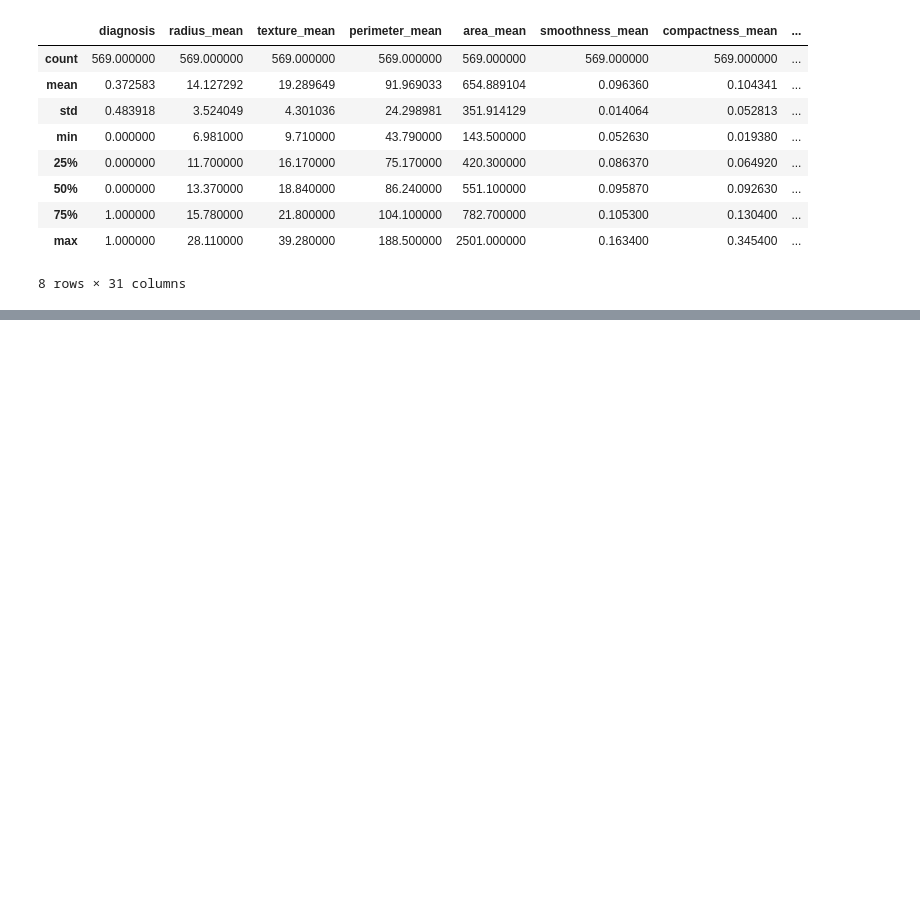
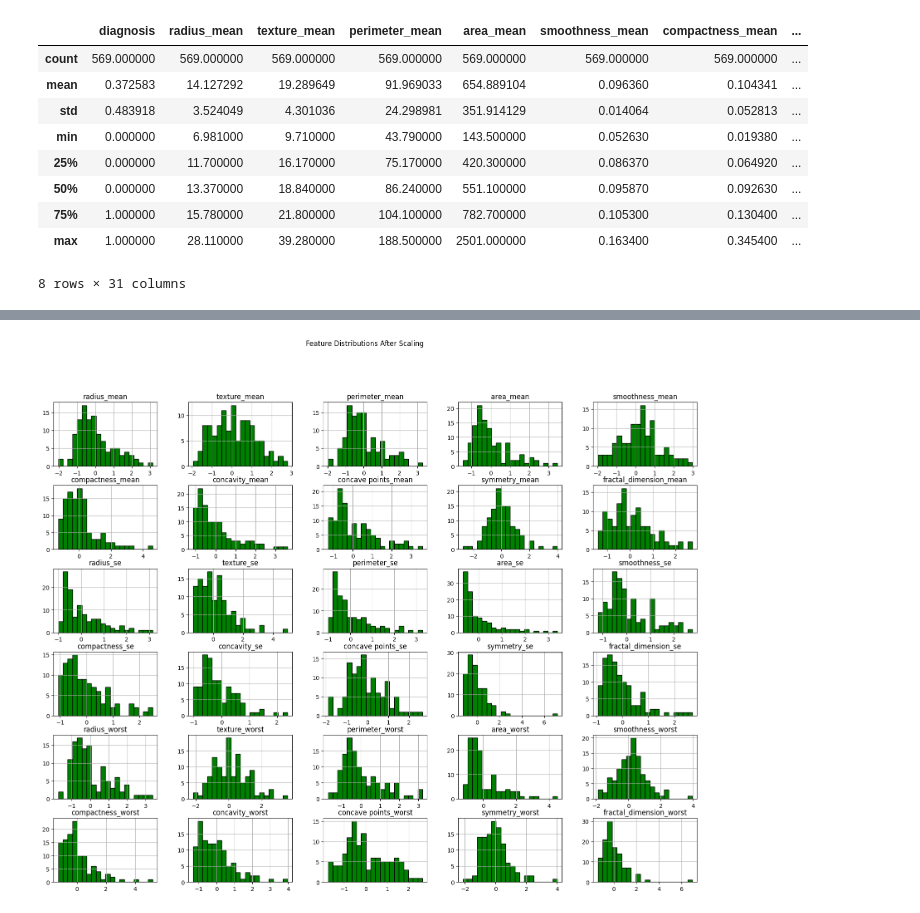
Before and after one commit to Dupsynusi/Breast-Cancer-Prediction-App, a Jupyter notebook: experiments.ipynb, the cells around one changed output, grey strips where cells are left out. Cells and saved outputs as stored; diff of their text form; code cells hidden in the pictures; blank space fills up the shorter version.

```diff
--- a/experiments.ipynb
+++ b/experiments.ipynb
@@ -70,0 +168,8 @@ data.describe()
+# %%
+# Visualize feature distributions after scaling
+X_scaled_df = pd.DataFrame(X_test, columns=X.columns)
+X_scaled_df.hist(bins=20, figsize=(20, 15), color='green', edgecolor='black')
+plt.suptitle('Feature Distributions After Scaling')
+plt.show()
+# %% [output]
+[figure, added]
```
Also changed, not shown: parts of 27 cells of this notebook, 2 other files.
